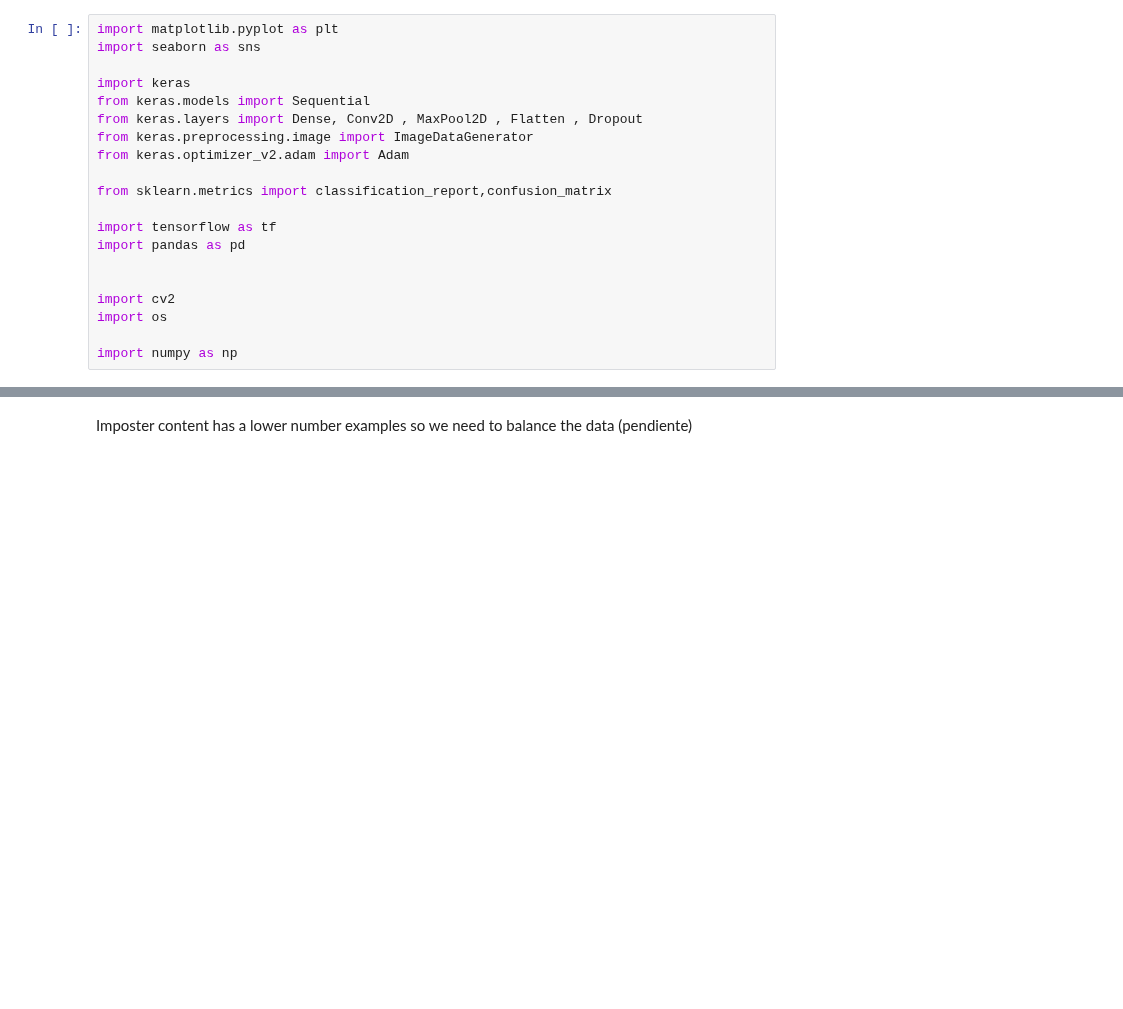
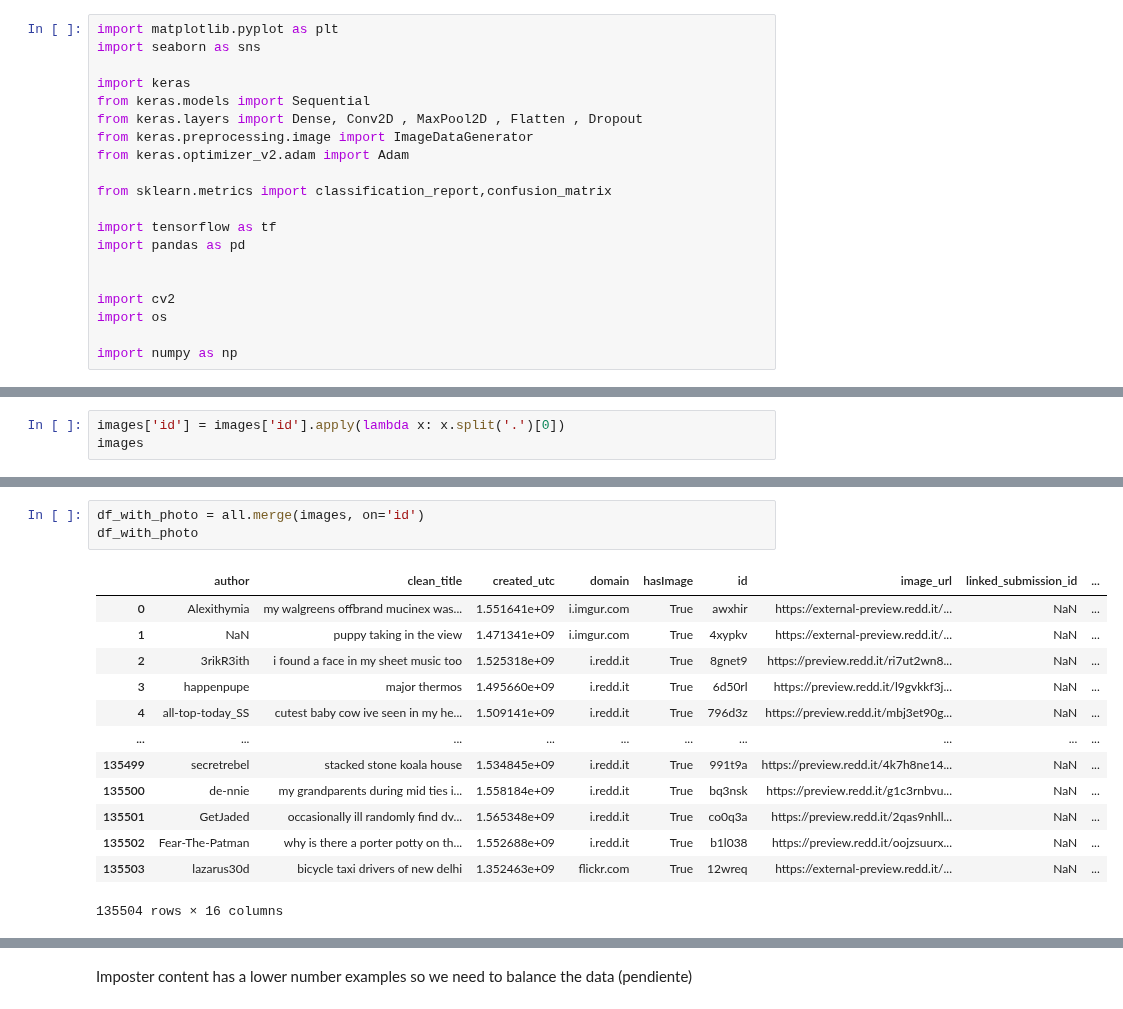
Before and after one commit to FlamanteGit/tfg_fakenews, a Jupyter notebook: multimodal.ipynb, the cells around one changed output, grey strips where cells are left out. Saved outputs shown, nothing was run; the diff lists cells and outputs as text; blank space fills up the shorter version.

```diff
--- a/multimodal.ipynb
+++ b/multimodal.ipynb
@@ -46,0 +70,3 @@ testdata_all = pd.read_csv('./multimodal_test_public.tsv', sep='\t')
+# %%
+images['id'] = images['id'].apply(lambda x: x.split('.')[0])
+images
@@ -46,0 +87,17 @@ testdata_all = pd.read_csv('./multimodal_test_public.tsv', sep='\t')
+# %%
+df_with_photo = all.merge(images, on='id')
+df_with_photo
+# %% [output]
+|  | author | clean_title | created_utc | domain | hasImage | id | image_url | linked_submission_id | ... |
+| 0 | Alexithymia | my walgreens offbrand mucinex was... | 1.551641e+09 | i.imgur.com | True | awxhir | https://external-preview.redd.it/... | NaN | ... |
+| 1 | NaN | puppy taking in the view | 1.471341e+09 | i.imgur.com | True | 4xypkv | https://external-preview.redd.it/... | NaN | ... |
+| 2 | 3rikR3ith | i found a face in my sheet music too | 1.525318e+09 | i.redd.it | True | 8gnet9 | https://preview.redd.it/ri7ut2wn8... | NaN | ... |
+| 3 | happenpupe | major thermos | 1.495660e+09 | i.redd.it | True | 6d50rl | https://preview.redd.it/l9gvkkf3j... | NaN | ... |
+| 4 | all-top-today_SS | cutest baby cow ive seen in my he... | 1.509141e+09 | i.redd.it | True | 796d3z | https://preview.redd.it/mbj3et90g... | NaN | ... |
+| ... | ... | ... | ... | ... | ... | ... | ... | ... | ... |
+| 135499 | secretrebel | stacked stone koala house | 1.534845e+09 | i.redd.it | True | 991t9a | https://preview.redd.it/4k7h8ne14... | NaN | ... |
+| 135500 | de-nnie | my grandparents during mid ties i... | 1.558184e+09 | i.redd.it | True | bq3nsk | https://preview.redd.it/g1c3rnbvu... | NaN | ... |
+| 135501 | GetJaded | occasionally ill randomly find dv... | 1.565348e+09 | i.redd.it | True | co0q3a | https://preview.redd.it/2qas9nhll... | NaN | ... |
+| 135502 | Fear-The-Patman | why is there a porter potty on th... | 1.552688e+09 | i.redd.it | True | b1l038 | https://preview.redd.it/oojzsuurx... | NaN | ... |
+| 135503 | lazarus30d | bicycle taxi drivers of new delhi | 1.352463e+09 | flickr.com | True | 12wreq | https://external-preview.redd.it/... | NaN | ... |
+135504 rows × 16 columns
```
Also changed, not shown: parts of 20 cells of this notebook.
